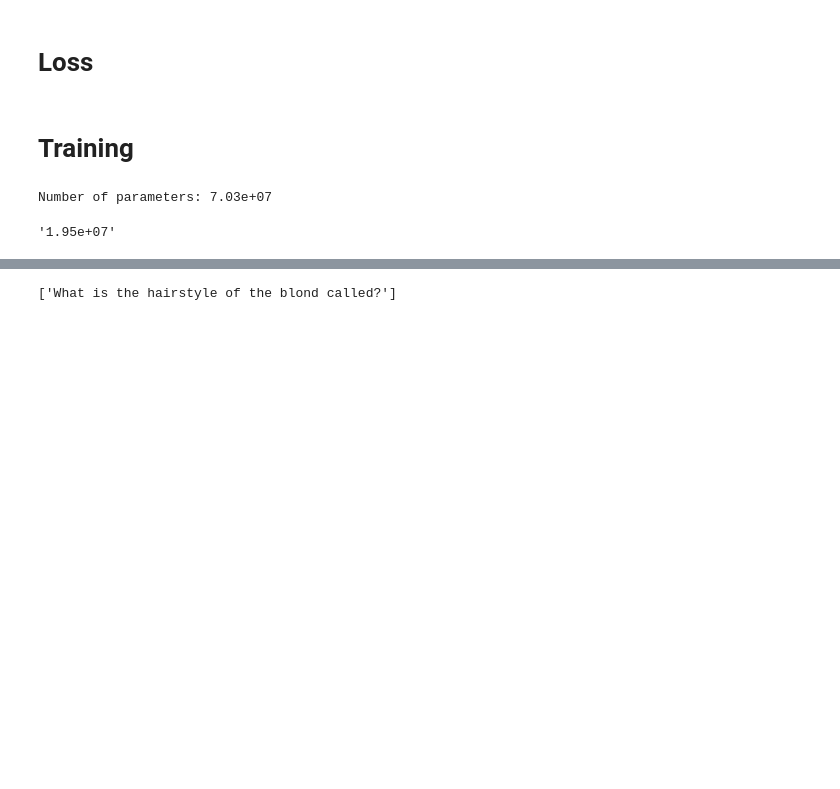
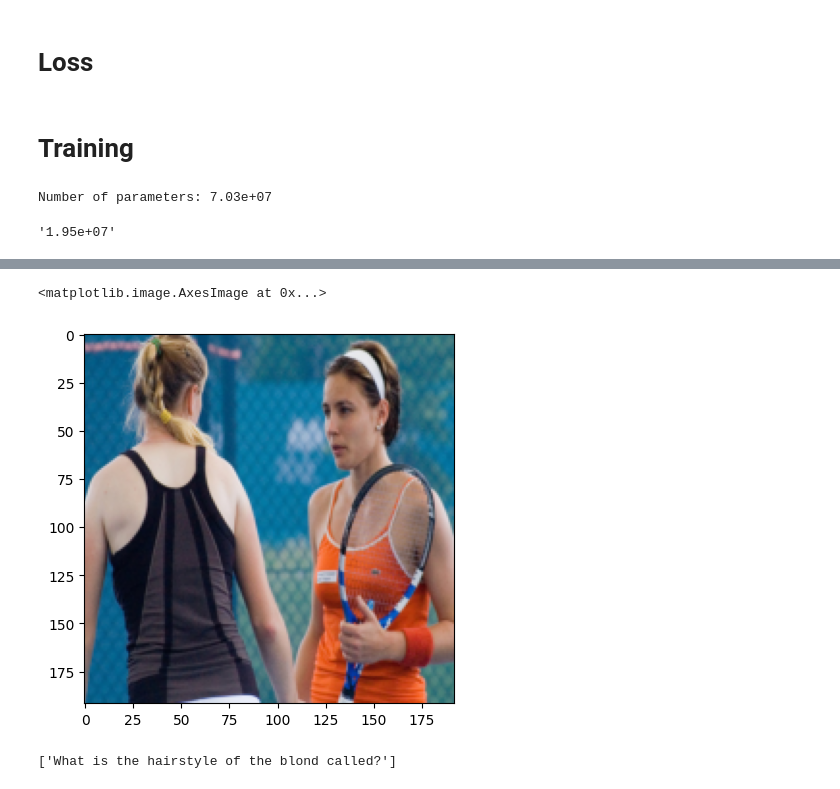
Before and after one commit to eihli/NEKO, a Jupyter notebook: dev_notebooks/mini_gato_v4.ipynb, the cells around one changed output, grey strips where cells are left out. Saved outputs shown, nothing was run; the diff lists cells and outputs as text; code cells hidden in the pictures; blank space fills up the shorter version.

```diff
--- a/dev_notebooks/mini_gato_v4.ipynb
+++ b/dev_notebooks/mini_gato_v4.ipynb
@@ -897,6 +916,11 @@ sample = next(iter(DataLoader(vqa_dataset["train"], batch_size=BATCH_SIZE, colla
 # %%
 question = [sample["question"][0]]
 image = [sample["image"][0]]
+# %%
+plt.imshow(vqa_batch["image"][0].permute(1, 2, 0))
+# %% [output]
+<matplotlib.image.AxesImage at 0x...>
+[figure, added]
 # %%
 question
 # %% [output]
```
Also changed, not shown: parts of 50 cells of this notebook.
